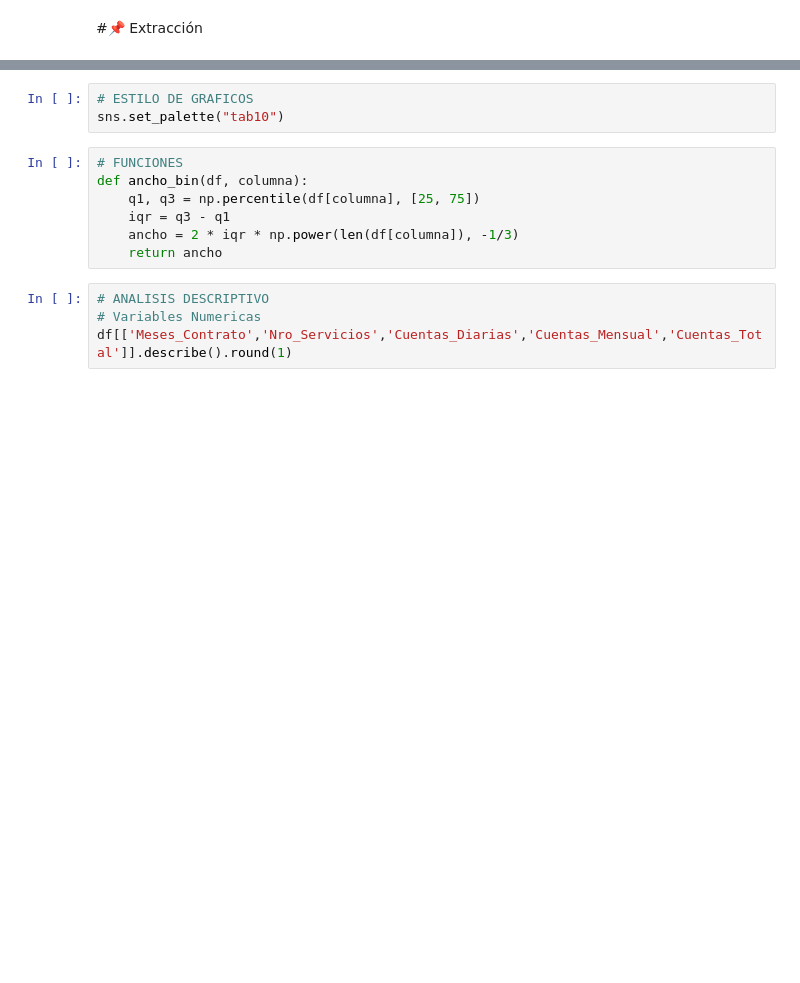
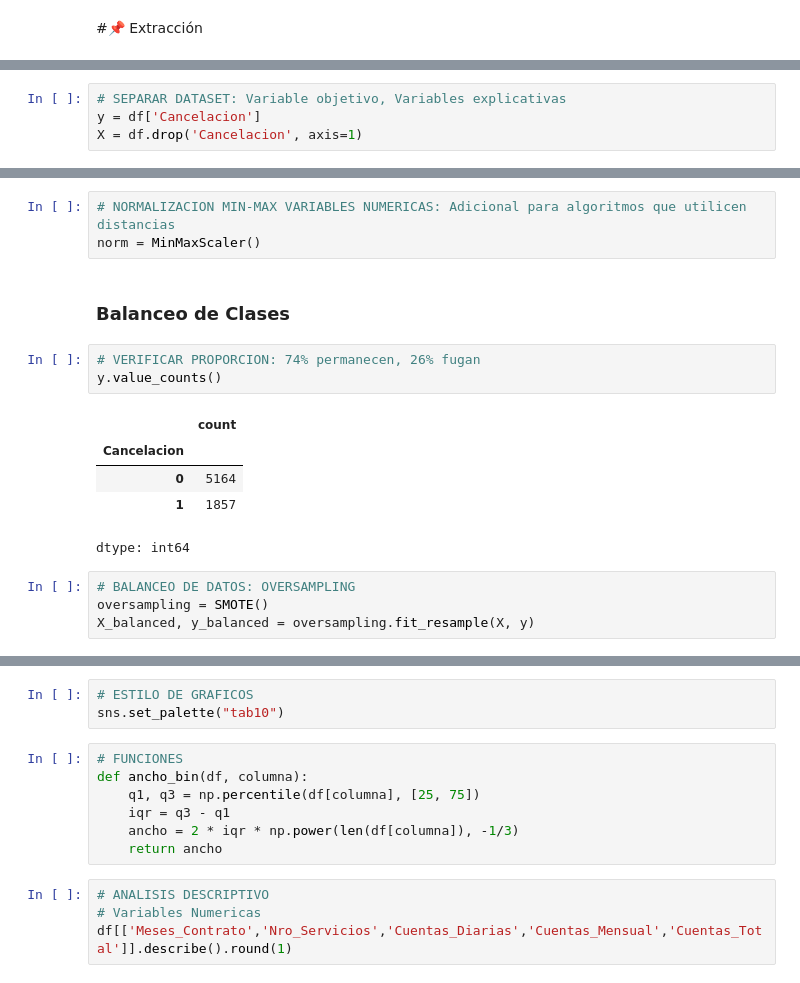
Before and after one commit to rmedi21/challenge-telecom-x-2, a Jupyter notebook: TelecomX_2.ipynb, the cells around one changed output, grey strips where cells are left out. Drawn from its saved outputs; the diff is of its cells as text; blank space fills up the shorter version.

```diff
--- a/TelecomX_2.ipynb
+++ b/TelecomX_2.ipynb
@@ -147,0 +36,4 @@ df.to_csv('TelecomX_Data_Depurada.csv', index=False)
+# %%
+# SEPARAR DATASET: Variable objetivo, Variables explicativas
+y = df['Cancelacion']
+X = df.drop('Cancelacion', axis=1)
@@ -147,0 +55,18 @@ df.to_csv('TelecomX_Data_Depurada.csv', index=False)
+# %%
+# NORMALIZACION MIN-MAX VARIABLES NUMERICAS: Adicional para algoritmos que utilicen distancias
+norm = MinMaxScaler()
+# %% [markdown]
+### Balanceo de Clases
+# %%
+# VERIFICAR PROPORCION: 74% permanecen, 26% fugan
+y.value_counts()
+# %% [output]
+|  | count |
+| Cancelacion |  |
+| 0 | 5164 |
+| 1 | 1857 |
+dtype: int64
+# %%
+# BALANCEO DE DATOS: OVERSAMPLING
+oversampling = SMOTE()
+X_balanced, y_balanced = oversampling.fit_resample(X, y)
```
Also changed, not shown: parts of 45 cells of this notebook.
